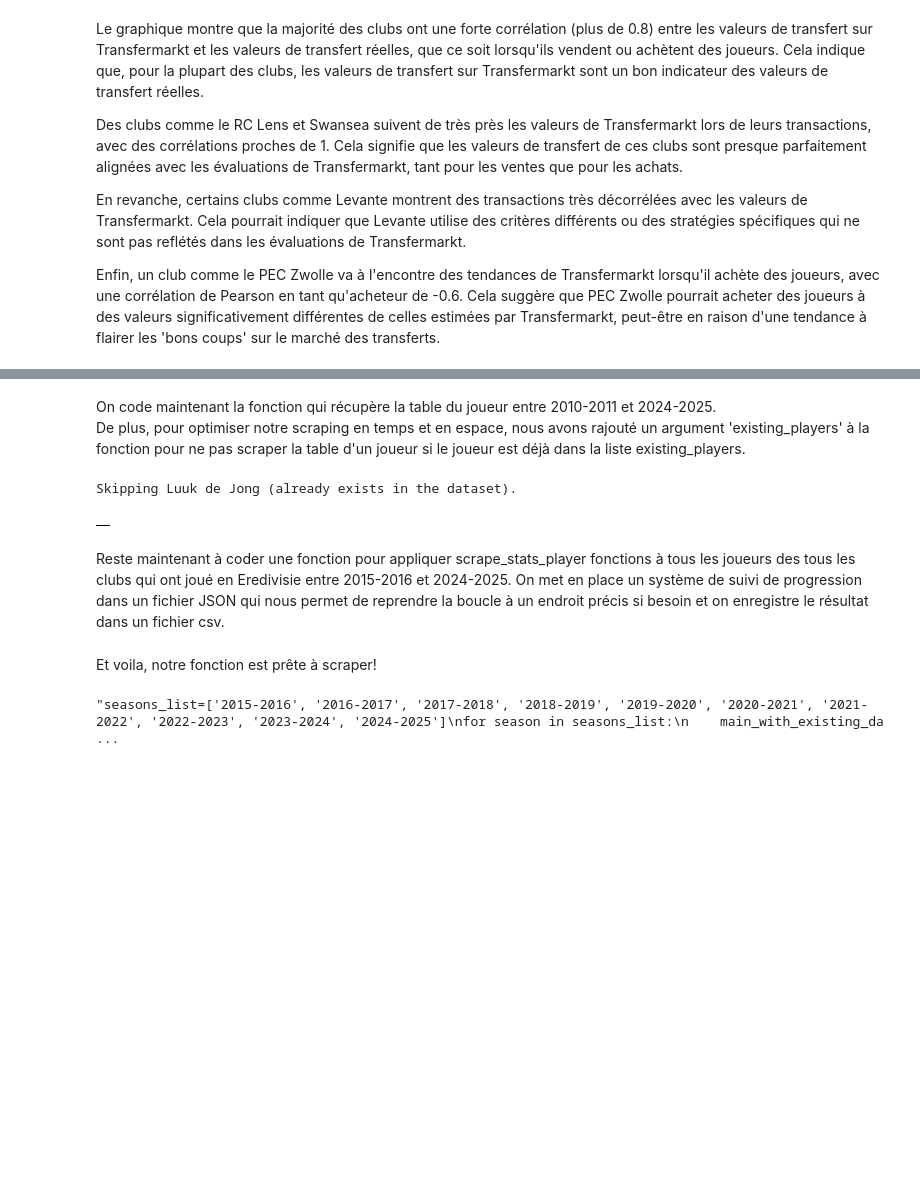
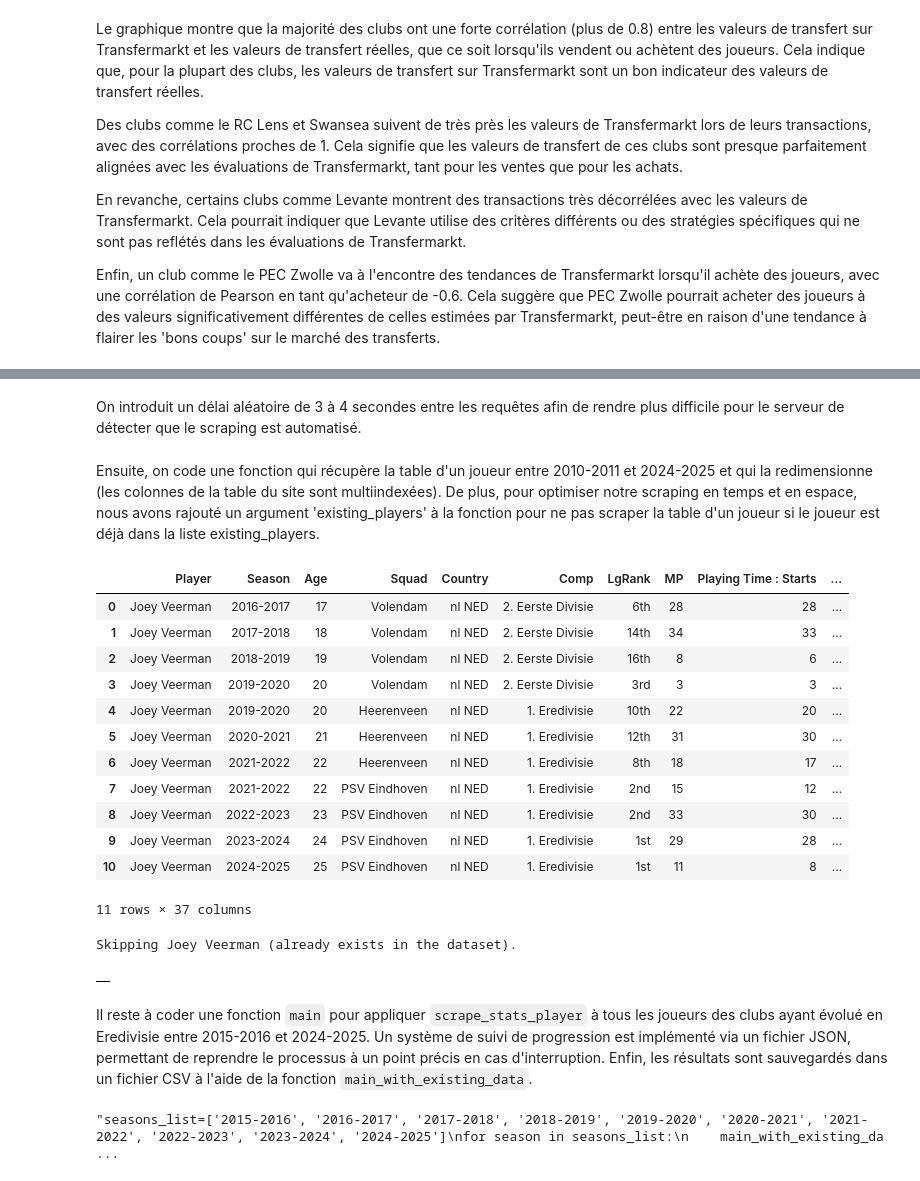
Before and after one commit to romandb21/ModelingFootballValue, a Jupyter notebook: rapport.ipynb, the cells around one changed output, grey strips where cells are left out. Saved outputs shown, nothing was run; the diff lists cells and outputs as text; code cells hidden in the pictures; blank space fills up the shorter version.

```diff
--- a/rapport.ipynb
+++ b/rapport.ipynb
@@ -263,3 +251,4 @@ Le dictionnaire HEADERS est utilisé pour définir des en-têtes HTTP personnali
+# %% [markdown]
+On introduit un délai aléatoire de 3 à 4 secondes entre les requêtes afin de rendre plus difficile pour le serveur de détecter que le scraping est automatisé.
 # %% [markdown]
-On code maintenant la fonction qui récupère la table du joueur entre 2010-2011 et 2024-2025.
-De plus, pour optimiser notre scraping en temps et en espace, nous avons rajouté un argument 'existing_players' à la fonction  pour ne pas scraper la table d'un joueur si le joueur est déjà dans la liste existing_players.
+Ensuite, on code une fonction qui récupère la table d'un joueur entre 2010-2011 et 2024-2025 et qui la redimensionne (les colonnes de la table du site sont multiindexées). De plus, pour optimiser notre scraping en temps et en espace, nous avons rajouté un argument 'existing_players' à la fonction pour ne pas scraper la table d'un joueur si le joueur est déjà dans la liste existing_players.
@@ -341,7 +255,23 @@ def scrape_stats_player(player_url, existing_players):
-# %%
-scrape_stats_player('https://fbref.com/en/players/abb3bb95/Luuk-de-Jong', ['Luuk de Jong'])
-# %% [output]
-Skipping Luuk de Jong (already exists in the dataset).
-|  |
+# %%
+screre.scrape_stats_player('https://fbref.com/en/players/18fae4ac/Joey-Veerman', [])
+# %% [output]
+|  | Player | Season | Age | Squad | Country | Comp | LgRank | MP | Playing Time : Starts | ... |
+| 0 | Joey Veerman | 2016-2017 | 17 | Volendam | nl NED | 2. Eerste Divisie | 6th | 28 | 28 | ... |
+| 1 | Joey Veerman | 2017-2018 | 18 | Volendam | nl NED | 2. Eerste Divisie | 14th | 34 | 33 | ... |
+| 2 | Joey Veerman | 2018-2019 | 19 | Volendam | nl NED | 2. Eerste Divisie | 16th | 8 | 6 | ... |
+| 3 | Joey Veerman | 2019-2020 | 20 | Volendam | nl NED | 2. Eerste Divisie | 3rd | 3 | 3 | ... |
+| 4 | Joey Veerman | 2019-2020 | 20 | Heerenveen | nl NED | 1. Eredivisie | 10th | 22 | 20 | ... |
+| 5 | Joey Veerman | 2020-2021 | 21 | Heerenveen | nl NED | 1. Eredivisie | 12th | 31 | 30 | ... |
+| 6 | Joey Veerman | 2021-2022 | 22 | Heerenveen | nl NED | 1. Eredivisie | 8th | 18 | 17 | ... |
+| 7 | Joey Veerman | 2021-2022 | 22 | PSV Eindhoven | nl NED | 1. Eredivisie | 2nd | 15 | 12 | ... |
+| 8 | Joey Veerman | 2022-2023 | 23 | PSV Eindhoven | nl NED | 1. Eredivisie | 2nd | 33 | 30 | ... |
+| 9 | Joey Veerman | 2023-2024 | 24 | PSV Eindhoven | nl NED | 1. Eredivisie | 1st | 29 | 28 | ... |
+| 10 | Joey Veerman | 2024-2025 | 25 | PSV Eindhoven | nl NED | 1. Eredivisie | 1st | 11 | 8 | ... |
+11 rows × 37 columns
+# %%
+screre.scrape_stats_player('https://fbref.com/en/players/18fae4ac/Joey-Veerman', ['Joey Veerman'])
+# %% [output]
+Skipping Joey Veerman (already exists in the dataset).
+|  |
 # %% [markdown]
-Reste maintenant à coder une fonction pour appliquer scrape_stats_player fonctions à tous les joueurs des tous les clubs qui ont joué en Eredivisie entre 2015-2016 et 2024-2025. On met en place un système de suivi de progression dans un fichier JSON qui nous permet de reprendre la boucle à un endroit précis si besoin et on enregistre le résultat dans un fichier csv.
+Il reste à coder une fonction `main` pour appliquer `scrape_stats_player` à tous les joueurs des clubs ayant évolué en Eredivisie entre 2015-2016 et 2024-2025. Un système de suivi de progression est implémenté via un fichier JSON, permettant de reprendre le processus à un point précis en cas d'interruption. Enfin, les résultats sont sauvegardés dans un fichier CSV à l'aide de la fonction `main_with_existing_data`.
@@ -483,5 +278,3 @@ def main_with_existing_data(season):
-# %% [markdown]
-Et voila, notre fonction est prête à scraper!
 # %%
 '''seasons_list=['2015-2016', '2016-2017', '2017-2018', '2018-2019', '2019-2020', '2020-2021', '2021-2022', '2022-2023', '2023-2024', '2024-2025']
 for season in seasons_list:
```
Also changed, not shown: parts of 19 cells of this notebook, 4 other files.
